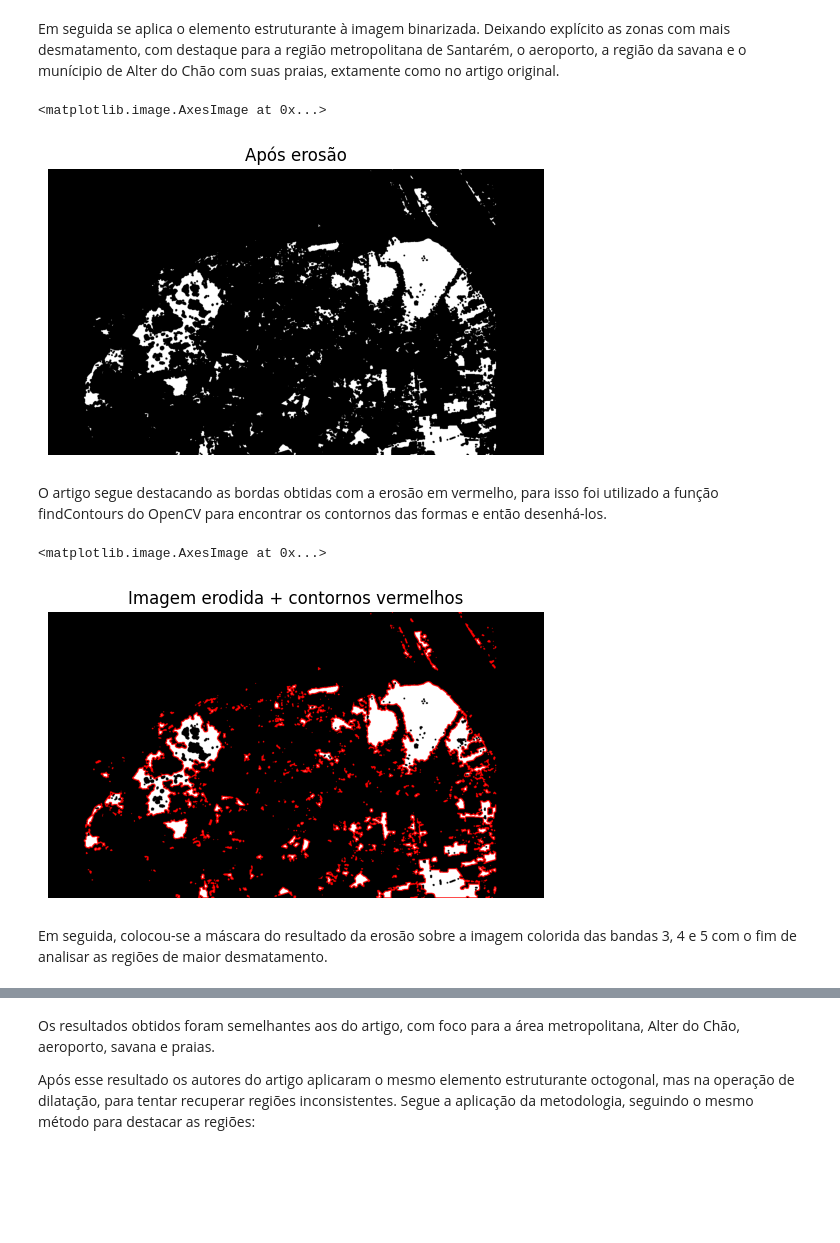
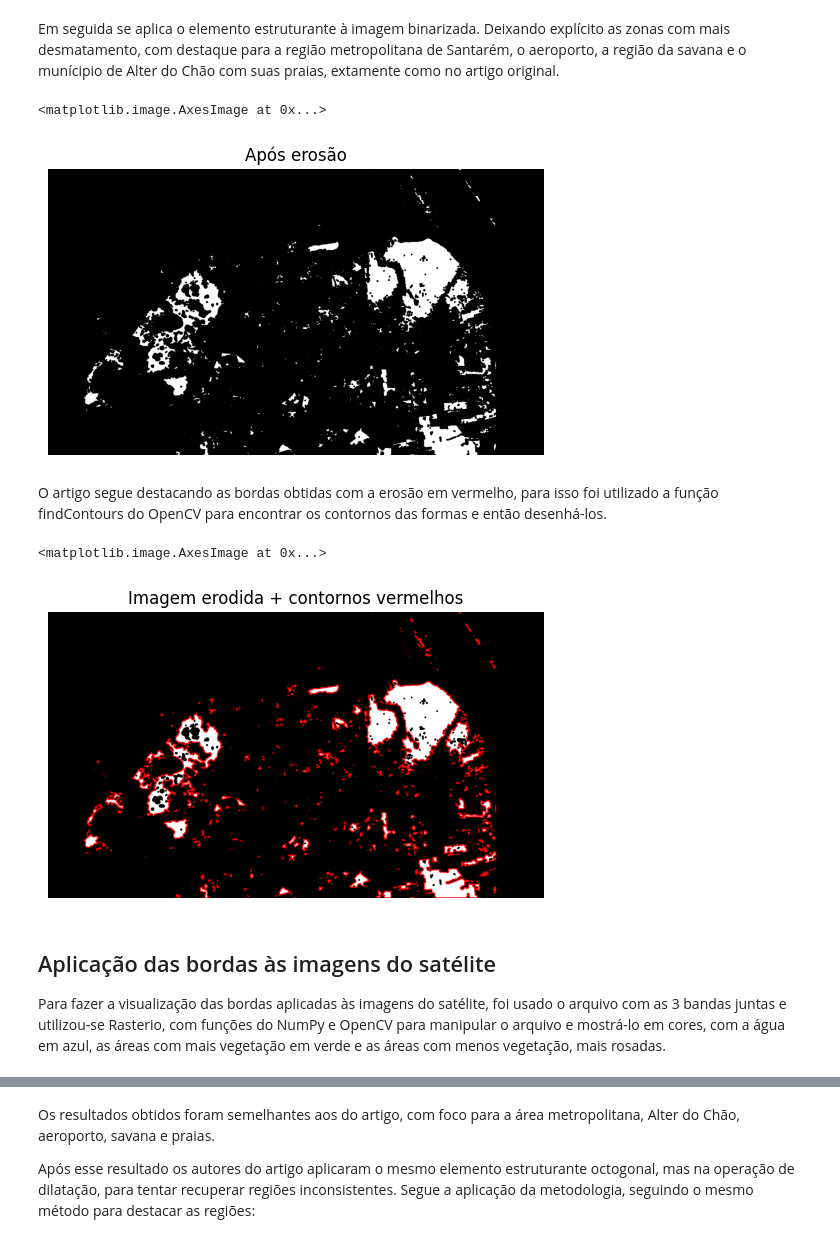
Before and after one commit to joao-martinho/pi, a Jupyter notebook: Trabalho 1/trabalho01_old.ipynb, the cells around one changed output, grey strips where cells are left out. Saved outputs shown, nothing was run; the diff lists cells and outputs as text; code cells hidden in the pictures; blank space fills up the shorter version.

```diff
--- a/Trabalho 1/trabalho01_old.ipynb
+++ b/Trabalho 1/trabalho01_old.ipynb
@@ -126,8 +121,8 @@ plt.show()
 # %% [markdown]
 Tendo a imagem extraída e com seu brilho aumentado para facilitar a vizualização, aplica-se a binzarização para ficar apenas com os principais elementos da imagem.
 # %%
-(T, binaria) = cv2.threshold(imagem, 33, 255, cv2.THRESH_BINARY)
-plt.figure(figsize=(10, 5))
+(T, binaria) = cv2.threshold(imagem, 34, 255, cv2.THRESH_BINARY)
+plt.figure(figsize=(10, 10))
 plt.title('santarem_binarizada')
 plt.axis("off")
 plt.imshow(binaria, 'gray')
@@ -154,20 +149,22 @@ plt.title("Após erosão")
 plt.imshow(erodida, 'gray')
 # %% [output]
 <matplotlib.image.AxesImage at 0x...>
-[figure, old version]
+[figure, new version]
 # %% [markdown]
 O artigo segue destacando as bordas obtidas com a erosão em vermelho, para isso foi utilizado a função findContours do OpenCV para encontrar os contornos das formas e então desenhá-los.
 # %%
-bordas, _ = cv2.findContours(erodida, cv2.RETR_EXTERNAL, cv2.CHAIN_APPROX_SIMPLE)
+contornos, _ = cv2.findContours(erodida, cv2.RETR_EXTERNAL, cv2.CHAIN_APPROX_SIMPLE)
 
 imagem_colorida = cv2.cvtColor(erodida, cv2.COLOR_GRAY2BGR)
-cv2.drawContours(imagem_colorida, bordas, -1, (0,0,255), thickness=2)
+cv2.drawContours(imagem_colorida, contornos, -1, (0, 0, 255), thickness=2)
 
 plt.title("Imagem erodida + contornos vermelhos")
 plt.axis("off")
 plt.imshow(cv2.cvtColor(imagem_colorida, cv2.COLOR_BGR2RGB))
 # %% [output]
 <matplotlib.image.AxesImage at 0x...>
-[figure, old version]
+[figure, new version]
 # %% [markdown]
-Em seguida, colocou-se a máscara do resultado da erosão sobre a imagem colorida das bandas 3, 4 e 5 com o fim de analisar as regiões de maior desmatamento.
+## Aplicação das bordas às imagens do satélite
+
+Para fazer a visualização das bordas aplicadas às imagens do satélite, foi usado o arquivo com as 3 bandas juntas e utilizou-se Rasterio, com funções do NumPy e OpenCV para manipular o arquivo e mostrá-lo em cores, com a água em azul, as áreas com mais vegetação em verde e as áreas com menos vegetação, mais rosadas.
```
Also changed, not shown: parts of 13 cells of this notebook.
